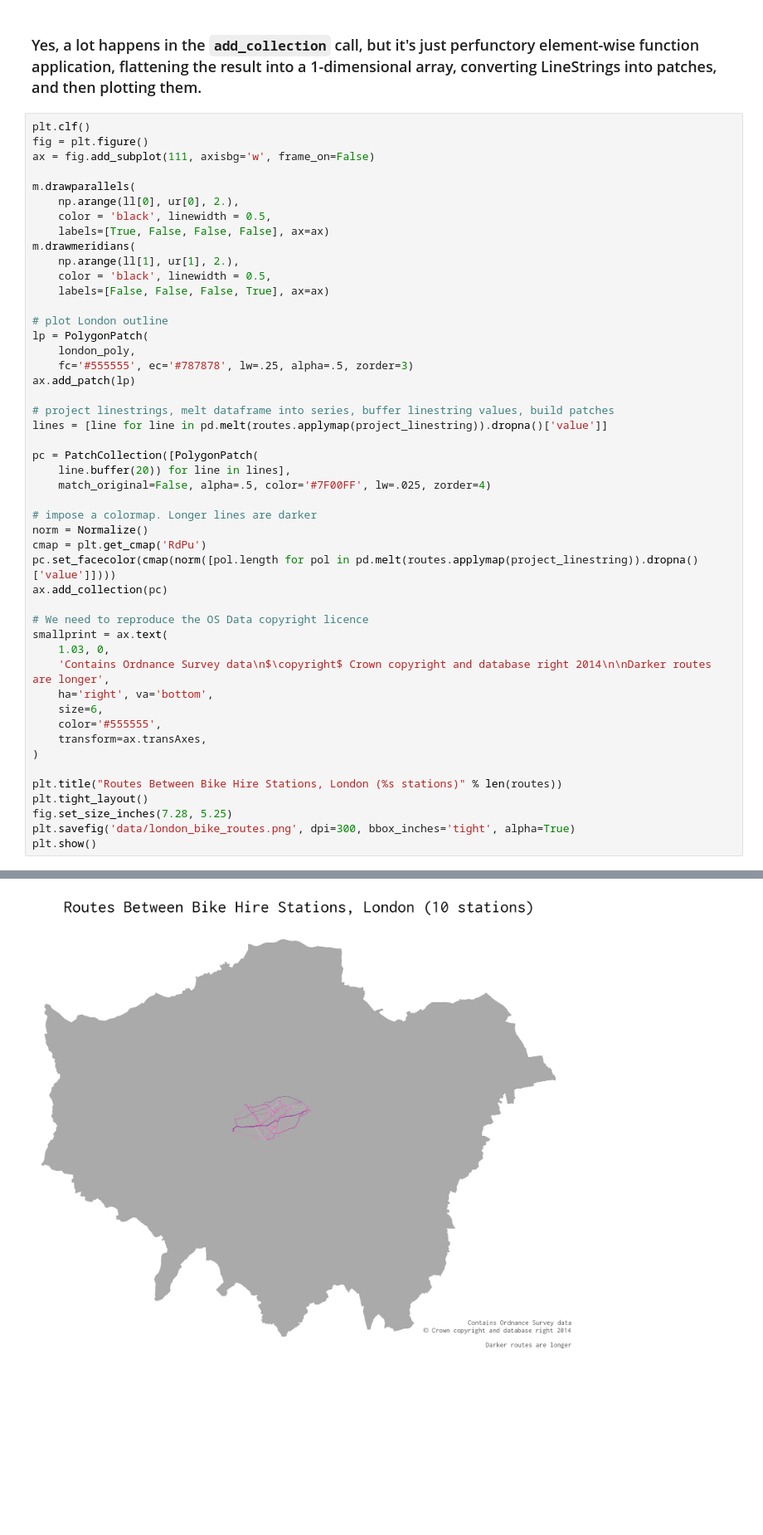
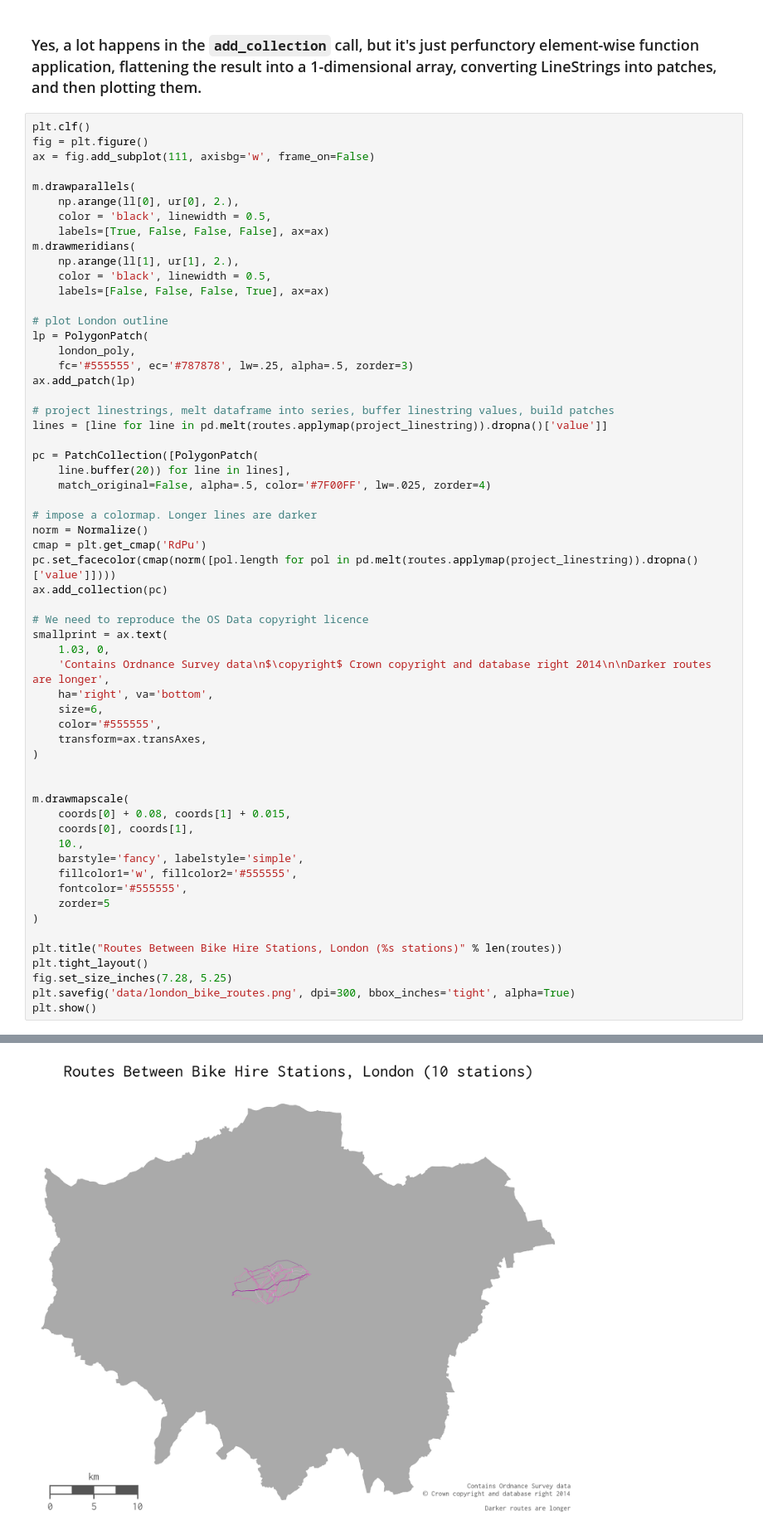
Before and after one commit to urschrei/Geopython, a Jupyter notebook: bikepath.ipynb, the cells around one changed output, grey strips where cells are left out. Shown at 83% size. Drawn from its saved outputs; the diff is of its cells as text; blank space fills up the shorter version.

```diff
--- a/bikepath.ipynb
+++ b/bikepath.ipynb
@@ -310,31 +310,42 @@ ax.add_patch(lp)
 # project linestrings, melt dataframe into series, buffer linestring values, build patches
 lines = [line for line in pd.melt(routes.applymap(project_linestring)).dropna()['value']]
 
 pc = PatchCollection([PolygonPatch(
     line.buffer(20)) for line in lines],
     match_original=False, alpha=.5, color='#7F00FF', lw=.025, zorder=4)
 
 # impose a colormap. Longer lines are darker
 norm = Normalize()
 cmap = plt.get_cmap('RdPu')
 pc.set_facecolor(cmap(norm([pol.length for pol in pd.melt(routes.applymap(project_linestring)).dropna()['value']])))
 ax.add_collection(pc)
 
 # We need to reproduce the OS Data copyright licence
 smallprint = ax.text(
     1.03, 0,
     'Contains Ordnance Survey data\n$\copyright$ Crown copyright and database right 2014\n\nDarker routes are longer',
     ha='right', va='bottom',
     size=6,
     color='#555555',
     transform=ax.transAxes,
 )
 
+
+m.drawmapscale(
+    coords[0] + 0.08, coords[1] + 0.015,
+    coords[0], coords[1],
+    10.,
+    barstyle='fancy', labelstyle='simple',
+    fillcolor1='w', fillcolor2='#555555',
+    fontcolor='#555555',
+    zorder=5
+)
+
 plt.title("Routes Between Bike Hire Stations, London (%s stations)" % len(routes))
 plt.tight_layout()
 fig.set_size_inches(7.28, 5.25)
 plt.savefig('data/london_bike_routes.png', dpi=300, bbox_inches='tight', alpha=True)
 plt.show()
 # %% [output]
 <matplotlib.figure.Figure at 0x...>
-[figure, old version]
+[figure, new version]
```
Also changed, not shown: 2 other files.
